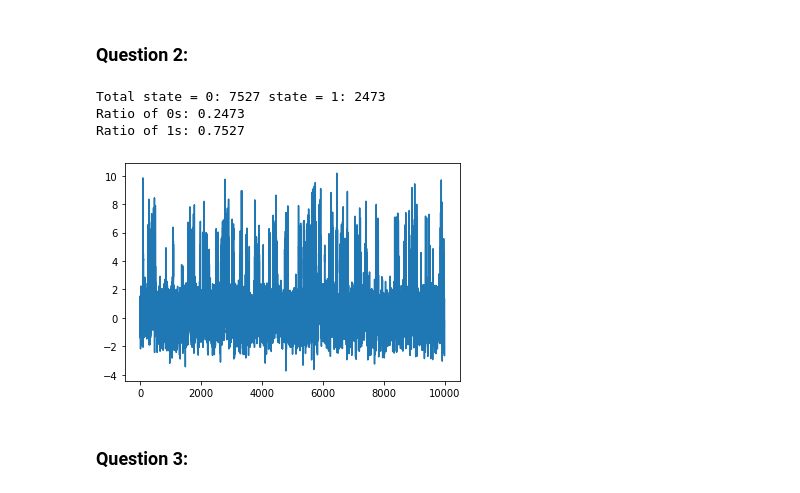
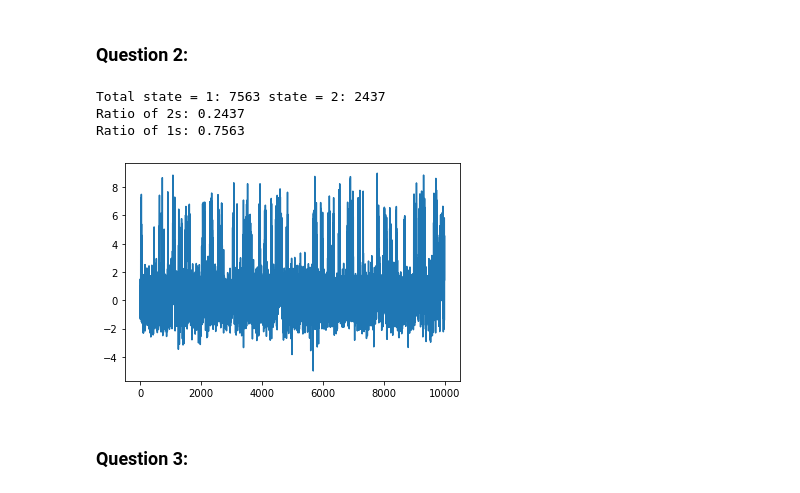
Before and after one commit to serkanardaa/Pattern-Assignment1, a Jupyter notebook: EQ2341_Assignment_1.ipynb, the cells around one changed output. Saved outputs shown, nothing was run; the diff lists cells and outputs as text; code cells hidden in the pictures.

```diff
--- a/EQ2341_Assignment_1.ipynb
+++ b/EQ2341_Assignment_1.ipynb
@@ -86,34 +86,36 @@ where $b_1(x)$ is a scalar Gaussian density function with mean $\mu_1 = 0$ and s
 # %%
 
 # Example: Define and use a simple infinite-duration HMM
 
 # State generator
 
 q = np.array( [ 0.75, 0.25 ] )
 mc = MarkovChain( q, np.array( [ [ 0.99, 0.01 ], [ 0.03, 0.97 ] ] ) )
 
 g1 = GaussD( means=[0], stdevs=[1] )   # Distribution for state = 1
 g2 = GaussD( means=[3], stdevs=[2] )   # Distribution for state = 2
 h  = HMM( mc, [g1, g2])                # The HMM
 
 # Generate an output sequence
 x,s = h.rand( 10000 )
 
+s = s + 1 # since our code outputs j = 0,1 not j = 1,2
+
 plt.plot( x[0] )
 
-count_1 = np.count_nonzero(s == 1)
-count_0 = np.count_nonzero(s == 0)
+count_1 = np.count_nonzero(s == 2)
+count_0 = np.count_nonzero(s == 1)
 
-print('Total state = 0:',  count_0, 'state = 1:', count_1)
+print('Total state = 1:',  count_0, 'state = 2:', count_1)
 
-print('Ratio of 0s:', count_1 / (count_1 + count_0))
+print('Ratio of 2s:', count_1 / (count_1 + count_0))
 
 print('Ratio of 1s:', count_0 / (count_1 + count_0))
 # %% [output]
-Total state = 0: 7527 state = 1: 2473
-Ratio of 0s: 0.2473
-Ratio of 1s: 0.7527
+Total state = 1: 7563 state = 2: 2437
+Ratio of 2s: 0.2437
+Ratio of 1s: 0.7563
-[figure, old version]
+[figure, new version]
 # %% [markdown]
 ### Question 3:
 # %%
```
Also changed, not shown: parts of 9 cells of this notebook, 2 other files.
